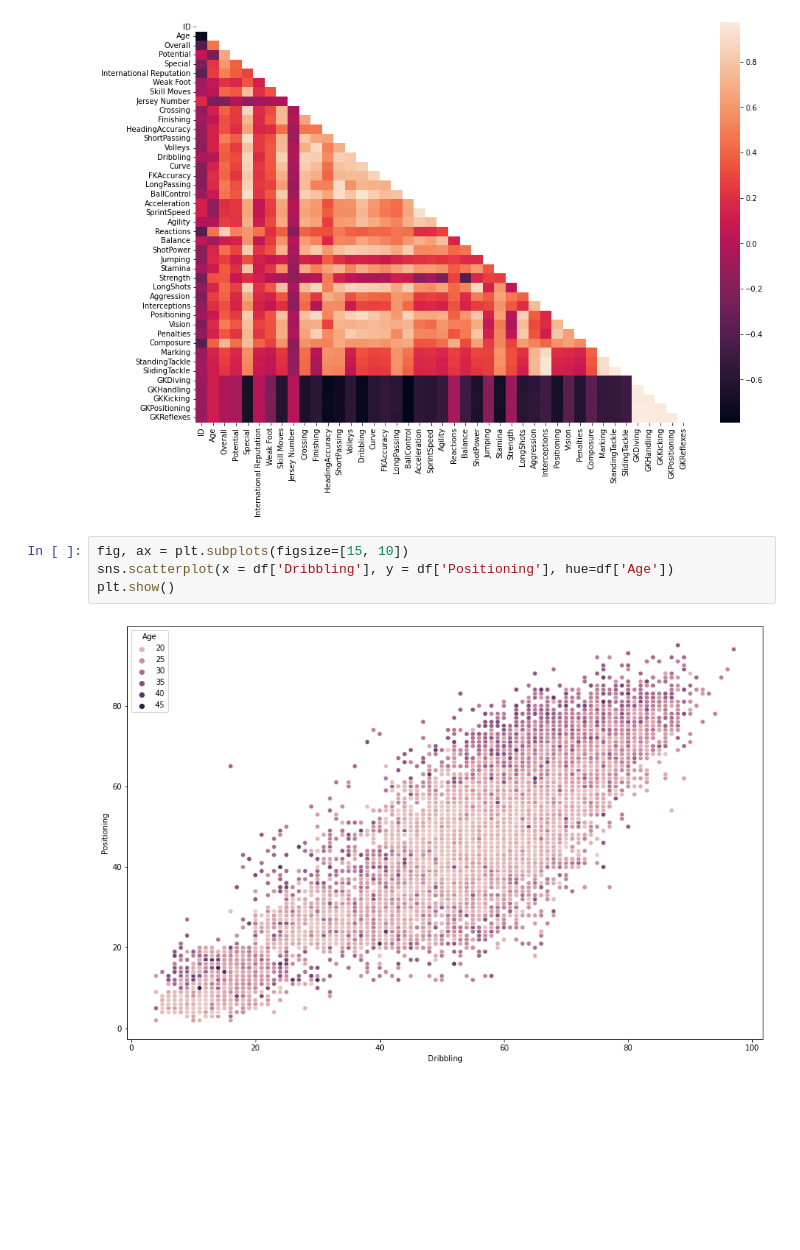
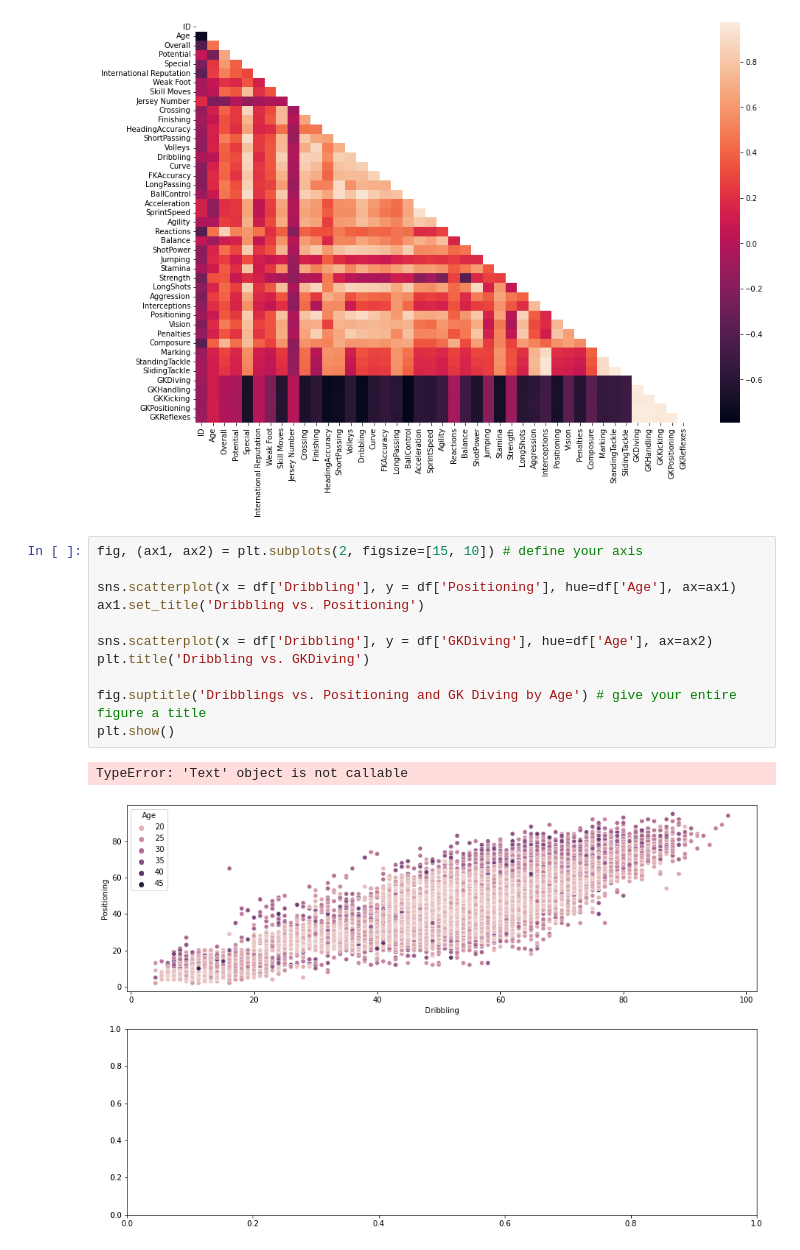
Before and after one commit to tterrytran95/ml-ta-lab01, a Jupyter notebook: fifa-players-18.ipynb, the cells around one changed output. Saved outputs shown, nothing was run; the diff lists cells and outputs as text; blank space fills up the shorter version.

Commit message:
created subplots of scatter plots. next, will look for clusters of stuff

```diff
--- a/fifa-players-18.ipynb
+++ b/fifa-players-18.ipynb
@@ -55,8 +56,16 @@ plt.show()
 # %% [output]
 [figure]
 # %%
-fig, ax = plt.subplots(figsize=[15, 10])
-sns.scatterplot(x = df['Dribbling'], y = df['Positioning'], hue=df['Age'])
+fig, (ax1, ax2) = plt.subplots(2, figsize=[15, 10]) # define your axis
+
+sns.scatterplot(x = df['Dribbling'], y = df['Positioning'], hue=df['Age'], ax=ax1)
+ax1.set_title('Dribbling vs. Positioning')
+
+sns.scatterplot(x = df['Dribbling'], y = df['GKDiving'], hue=df['Age'], ax=ax2)
+plt.title('Dribbling vs. GKDiving')
+
+fig.suptitle('Dribblings vs. Positioning and GK Diving by Age') # give your entire figure a title
 plt.show()
 # %% [output]
+TypeError: 'Text' object is not callable
-[figure, old version]
+[figure, new version]
```
Also changed, not shown: parts of 1 cell of this notebook.
